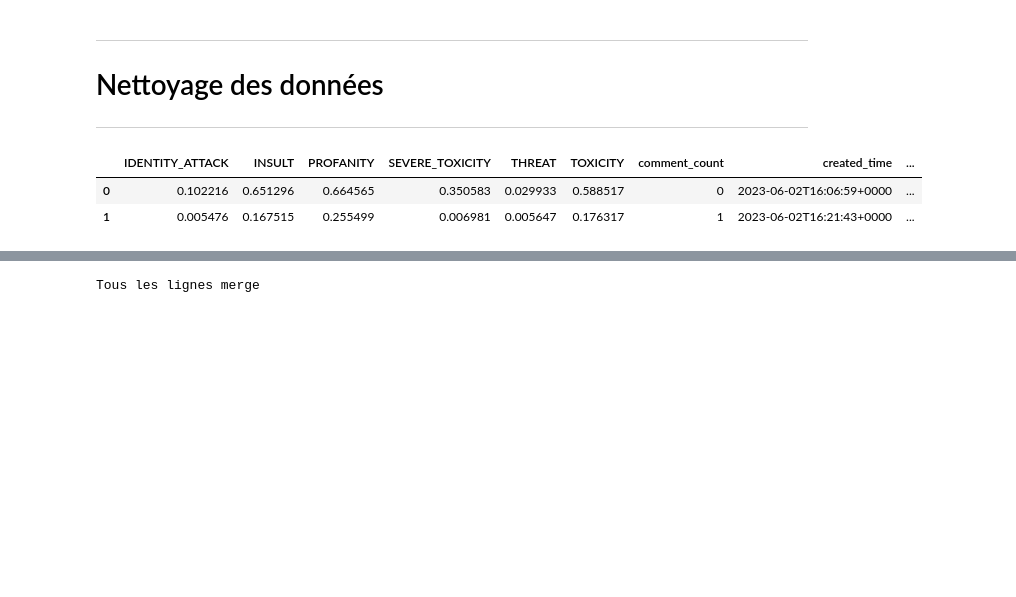
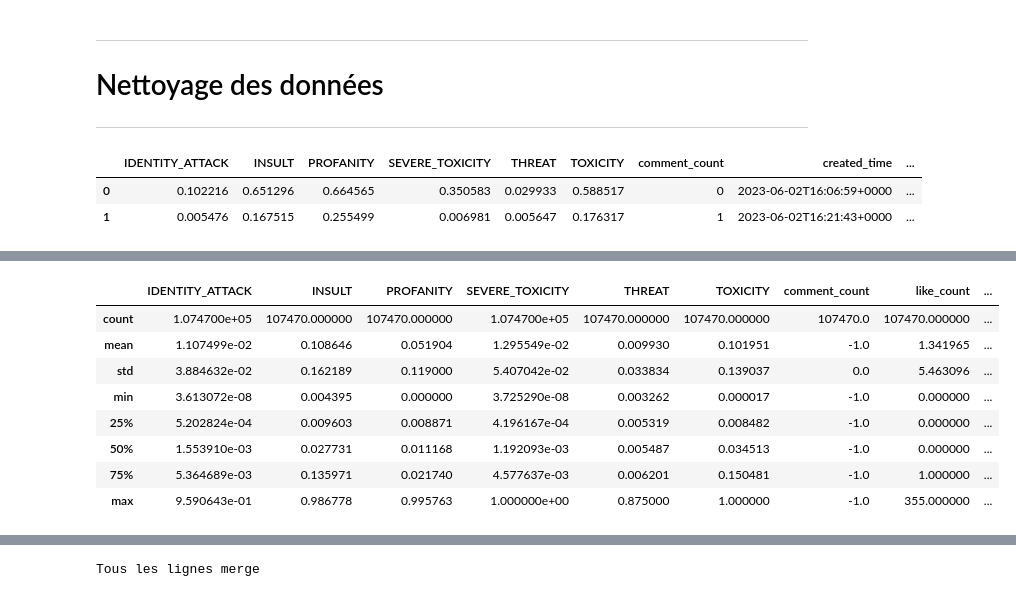
Before and after one commit to caseguin/GLO-7027, a Jupyter notebook: charles_workspace/charles_cleaning.ipynb, the cells around one changed output, grey strips where cells are left out. Saved outputs shown, nothing was run; the diff lists cells and outputs as text; code cells hidden in the pictures; blank space fills up the shorter version.

```diff
--- a/charles_workspace/charles_cleaning.ipynb
+++ b/charles_workspace/charles_cleaning.ipynb
@@ -27,0 +37,3 @@ comments.head(2)
+# %%
+test = pd.read_csv(data_path + 'Test.csv')
+test.head()
@@ -27,0 +47,12 @@ comments.head(2)
+# %%
+test.describe()
+# %% [output]
+|  | IDENTITY_ATTACK | INSULT | PROFANITY | SEVERE_TOXICITY | THREAT | TOXICITY | comment_count | like_count | ... |
+| count | 1.074700e+05 | 107470.000000 | 107470.000000 | 1.074700e+05 | 107470.000000 | 107470.000000 | 107470.0 | 107470.000000 | ... |
+| mean | 1.107499e-02 | 0.108646 | 0.051904 | 1.295549e-02 | 0.009930 | 0.101951 | -1.0 | 1.341965 | ... |
+| std | 3.884632e-02 | 0.162189 | 0.119000 | 5.407042e-02 | 0.033834 | 0.139037 | 0.0 | 5.463096 | ... |
+| min | 3.613072e-08 | 0.004395 | 0.000000 | 3.725290e-08 | 0.003262 | 0.000017 | -1.0 | 0.000000 | ... |
+| 25% | 5.202824e-04 | 0.009603 | 0.008871 | 4.196167e-04 | 0.005319 | 0.008482 | -1.0 | 0.000000 | ... |
+| 50% | 1.553910e-03 | 0.027731 | 0.011168 | 1.192093e-03 | 0.005487 | 0.034513 | -1.0 | 0.000000 | ... |
+| 75% | 5.364689e-03 | 0.135971 | 0.021740 | 4.577637e-03 | 0.006201 | 0.150481 | -1.0 | 1.000000 | ... |
+| max | 9.590643e-01 | 0.986778 | 0.995763 | 1.000000e+00 | 0.875000 | 1.000000 | -1.0 | 355.000000 | ... |
```
Also changed, not shown: parts of 5 cells of this notebook, 3 other files.
